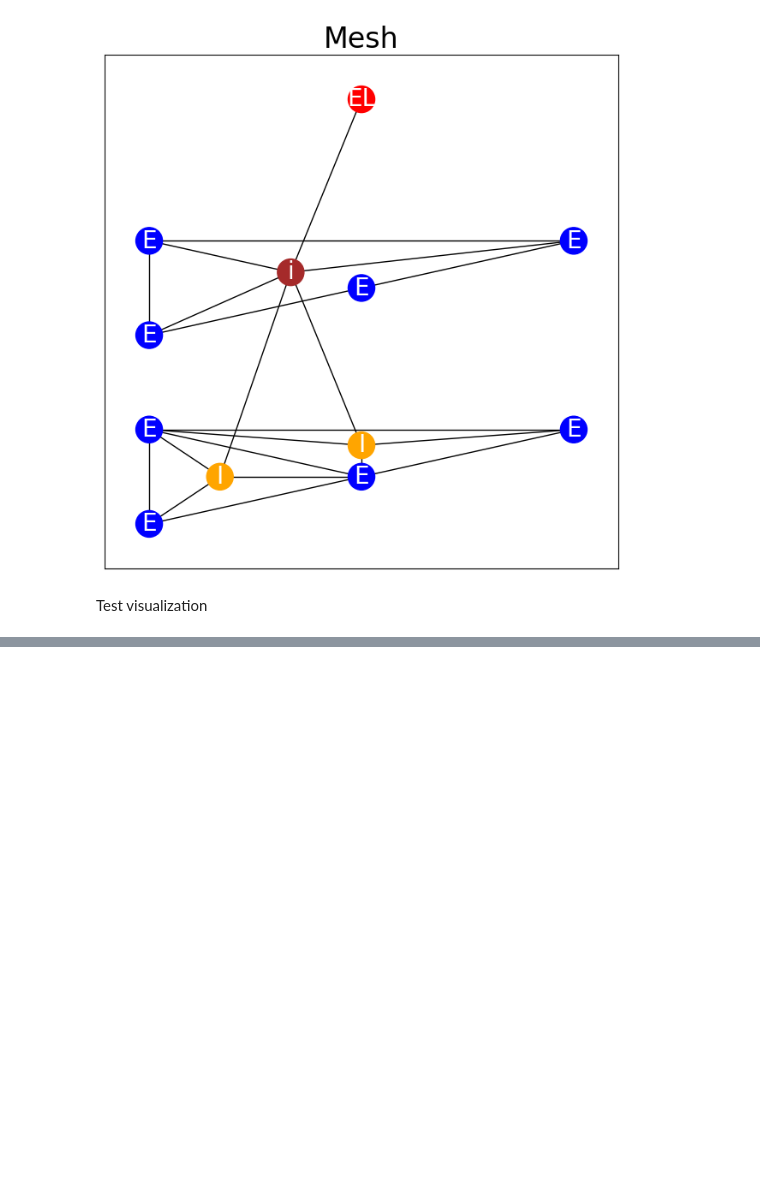
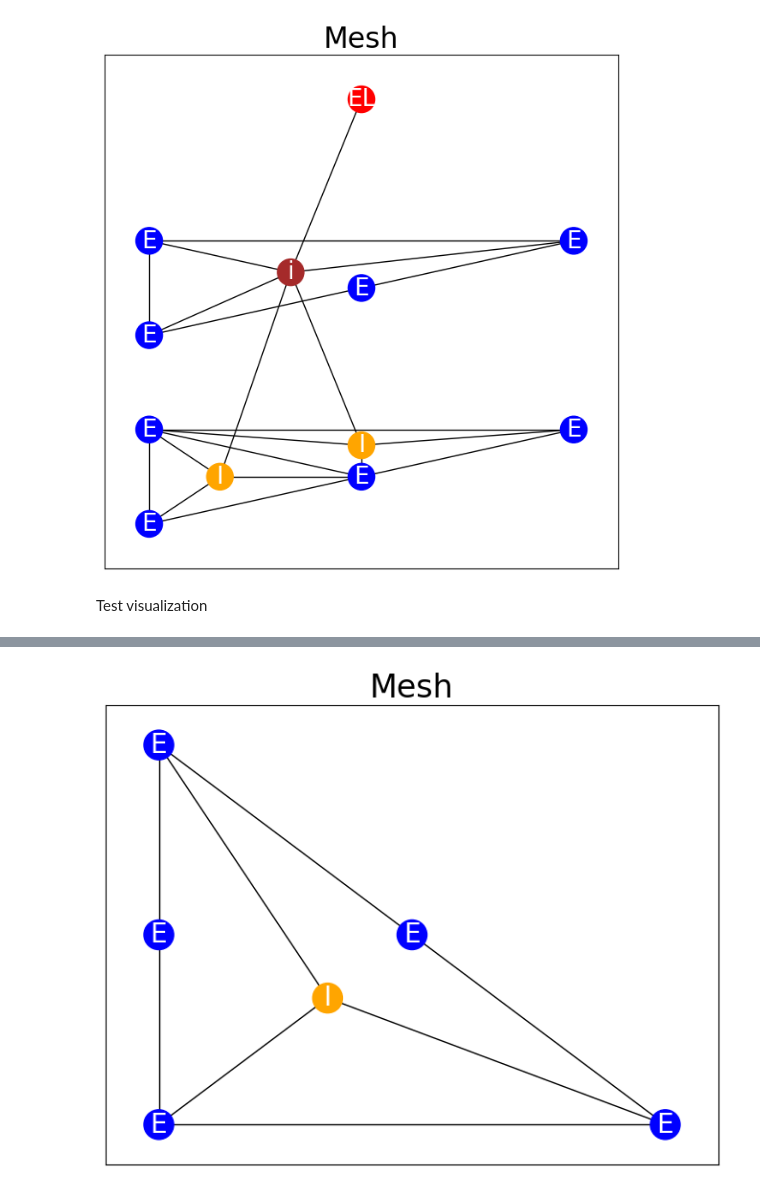
Before and after one commit to GGProjectWed1820/GGProject, a Jupyter notebook: examples/prod3.ipynb, the cells around one changed output, grey strips where cells are left out. Saved outputs shown, nothing was run; the diff lists cells and outputs as text; code cells hidden in the pictures; blank space fills up the shorter version.

```diff
--- a/examples/prod3.ipynb
+++ b/examples/prod3.ipynb
@@ -172,12 +180,14 @@ draw(graph)
 # %%
 from tests.fixtures import mk_vertex
 
 # test_should_not_transform_with_second_breaking_node_added
 
 graph = correct_graph_for_left_side_p3()
 
 graph.remove_edge(0, 1)
-graph.add_nodes_from([(5, mk_vertex(VertexType.EXTERIOR, (0, 0.5), 0))])
+graph.add_nodes_from([(5, mk_vertex(VertexType.EXTERIOR, (0, 0.5), 1))])
 graph.add_edges_from([(0, 5), (5, 1)])
 
 draw(graph)
+# %% [output]
+[figure, added]
```
Also changed, not shown: parts of 4 cells of this notebook, 2 other files.
